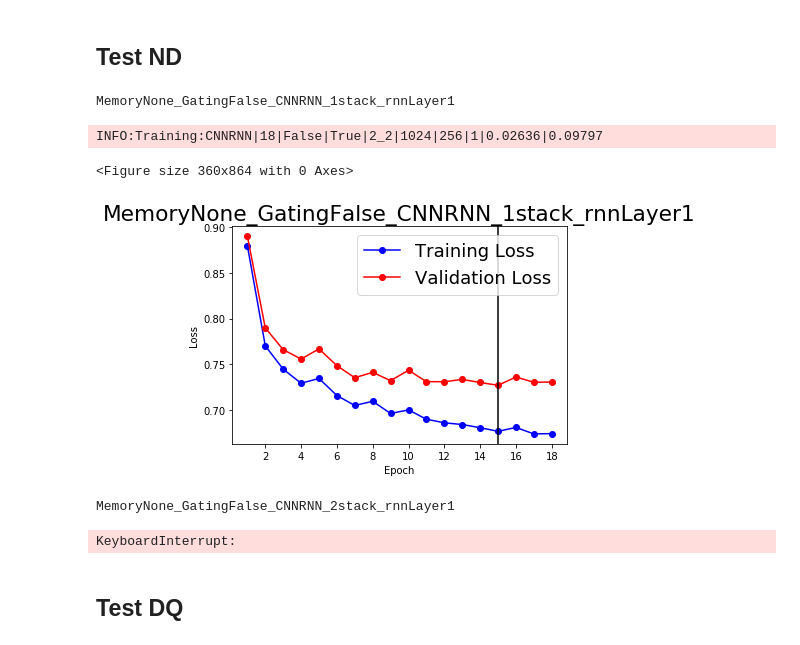
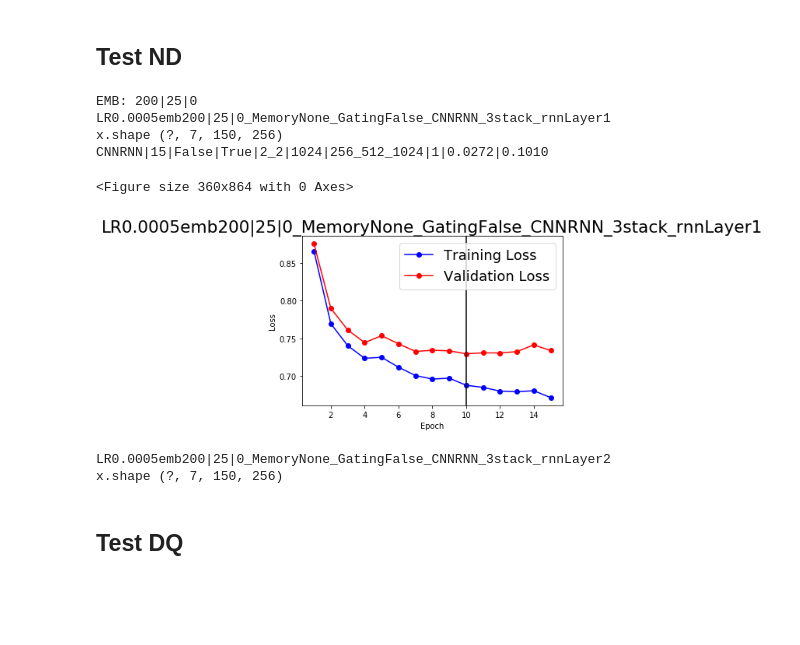
Before and after one commit to SeanCherngTW/NTCIR-STC3-NDDQsubtask, a Jupyter notebook: src/Hierarchical_model.ipynb, the cells around one changed output. Drawn from its saved outputs; the diff is of its cells as text; code cells hidden in the pictures; blank space fills up the shorter version.

```diff
--- a/src/Hierarchical_model.ipynb
+++ b/src/Hierarchical_model.ipynb
@@ -40,6 +40,7 @@ sentembsize = param.sentembsize
 REMOVE_STOPWORDS = False
 TO_LOWER = True
 TOKEN_TYPE = 'nltk'
+EMB = 'stc' # or stc
 
 datahelper = datahelper.DataHelper(embedding_path="../embedding/STCWiki/STCWiki_mincount0.model.bin")
 stctokenizer = stctokenizer.STCTokenizer()
@@ -73,6 +76,7 @@ trainX, trainND, trainDQ, train_turns, train_masks = datahelper.get_model_train_
     TOKEN_TYPE,
     REMOVE_STOPWORDS,
     TO_LOWER,
+    EMB,
 )
 
 devX, devND, devDQ, dev_turns, dev_masks = datahelper.get_model_train_data(
@@ -80,9 +84,15 @@ devX, devND, devDQ, dev_turns, dev_masks = datahelper.get_model_train_data(
     TOKEN_TYPE,
     REMOVE_STOPWORDS,
     TO_LOWER,
+    EMB,
 )
 
-testX, test_turns, test_masks = datahelper.get_model_test_data(token_type='nltk', remove_stopwords=False, to_lower=True)
+testX, test_turns, test_masks = datahelper.get_model_test_data(
+    TOKEN_TYPE,
+    REMOVE_STOPWORDS,
+    TO_LOWER,
+    EMB,
+)
 
 testIDs = datahelper.testIDs
 trainDQA = [item['A'] for item in trainDQ]
@@ -181,8 +107,8 @@ dataDQA = [trainX, trainDQA, train_turns, devX, devDQA, dev_turns, testX, test_t
 dataDQS = [trainX, trainDQS, train_turns, devX, devDQS, dev_turns, testX, test_turns]
 dataDQE = [trainX, trainDQE, train_turns, devX, devDQE, dev_turns, testX, test_turns]
 # %%
-es = 3
-fixed_paramsND  = {'epoch':100, 'early_stopping':es, 'batch_size':30, 'lr':0.001, 'kp':1, 'hiddens':1024, 'Fsize':[2,2]}
+es = 5
+fixed_paramsND  = {'epoch':100, 'early_stopping':es, 'batch_size':30, 'kp':1, 'hiddens':1024, 'Fsize':[2,2]}
 fixed_paramsDQA = {'scoretype':'DQA', 'epoch':50, 'early_stopping':es, 'batch_size':40, 'kp':1, 'lr':0.001, 'hiddens':1024, 'Fsize':[2,2]}
 fixed_paramsDQS = {'scoretype':'DQS', 'epoch':50, 'early_stopping':es, 'batch_size':40, 'kp':1, 'lr':0.001, 'hiddens':1024, 'Fsize':[2,2]}
 fixed_paramsDQE = {'scoretype':'DQE', 'epoch':50, 'early_stopping':es, 'batch_size':40, 'kp':1, 'lr':0.001, 'hiddens':1024, 'Fsize':[2,2]}
@@ -214,28 +140,47 @@ bestDQAs = pickle.load(open(BEST_PATH + 'memoryDQAs.p', "rb"))
 bestDQSs = pickle.load(open(BEST_PATH + 'memoryDQSs.p', "rb"))
 bestDQEs = pickle.load(open(BEST_PATH + 'memoryDQEs.p', "rb"))
 # %%
-e = False
-for num_layers in [1, 2, 3]:
-    for mr in [None, 'Bi-GRU', 'Bi-LSTM']:
-        for fn in [[256], [256, 512], [256, 512, 1024]]:
-            testname = 'Memory{}_GatingFalse_CNNRNN_{}stack_rnnLayer{}'.format(mr, len(fn), num_layers)
-            print(testname)
-            testND, train_losses, dev_losses = stctrain.start_trainND(
-                *dataND,
-                **fixed_paramsND,
-                Fnum=fn, gating=False, bn=True, method=ND.CNNRNN, num_layers=num_layers, memory_rnn_type=mr,
-                evaluate=e,
-            )
+corpus = datahelper.prepare_word_embedding_corpus(
+    '../data/text8',
+    TOKEN_TYPE,
+    REMOVE_STOPWORDS,
+    TO_LOWER,
+)
 
-            show_train_history(testname, train_losses, dev_losses)
-#             datahelper.pred_to_submission(testND, bestDQAs[0], bestDQSs[0], bestDQEs[0], test_turns, testIDs, filename='{}.json'.format(testname))
+for lr in [5e-4, 1e-3]:
+    for sg in [0, 1]:
+        for i in [25, 30, 40]:
+            for s in [200, 250, 300]:
+                wordemb_model = Word2Vec(corpus, size=s, min_count=0, workers=4, iter=i, sg=sg)
+                word_vectors = wordemb_model.wv
+                datahelper.set_word_vectors(word_vectors)
+                emb_arg = '{}|{}|{}'.format(s, i, sg)
+                print('EMB:', emb_arg)
+
+                e = True
+                for mr in [None]:
+                    for fn in [[256, 512, 1024]]:
+                        for num_layers in [1,2,3]:
+                            testname = 'LR{}emb{}_Memory{}_GatingFalse_CNNRNN_{}stack_rnnLayer{}'.format(lr, emb_arg, mr, len(fn), num_layers)
+                            print(testname)
+                            testND, train_losses, dev_losses = stctrain.start_trainND(
+                                *dataND,
+                                **fixed_paramsND, lr=lr,
+                                Fnum=fn, gating=False, bn=True, method=ND.CNNRNN, num_layers=num_layers, memory_rnn_type=mr,
+                                evaluate=e,
+                            )
+
+                            show_train_history(testname, train_losses, dev_losses)
+                            datahelper.pred_to_submission(testND, bestDQAs[0], bestDQSs[0], bestDQEs[0], test_turns, testIDs, filename='{}.json'.format(testname))
 # %% [output]
-MemoryNone_GatingFalse_CNNRNN_1stack_rnnLayer1
+EMB: 200|25|0
+LR0.0005emb200|25|0_MemoryNone_GatingFalse_CNNRNN_3stack_rnnLayer1
+x.shape (?, 7, 150, 256)
+CNNRNN|15|False|True|2_2|1024|256_512_1024|1|0.0272|0.1010
-INFO:Training:CNNRNN|18|False|True|2_2|1024|256|1|0.02636|0.09797
+<Figure size 360x864 with 0 Axes>
+[figure, new version]
-<Figure size 360x864 with 0 Axes>
+LR0.0005emb200|25|0_MemoryNone_GatingFalse_CNNRNN_3stack_rnnLayer2
+x.shape (?, 7, 150, 256)
-[figure, old version]
-MemoryNone_GatingFalse_CNNRNN_2stack_rnnLayer1
-KeyboardInterrupt:
 # %%
 # pickle.dump(testND, open('bestND190116.p', 'wb'))
 # %%
```
Also changed, not shown: parts of 11 cells of this notebook, 9 other files.
